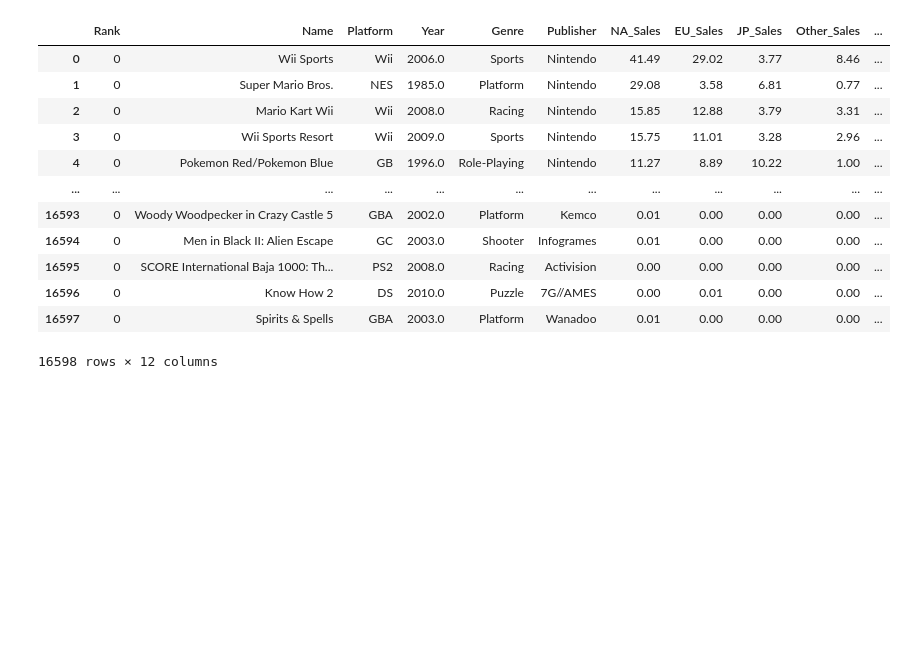
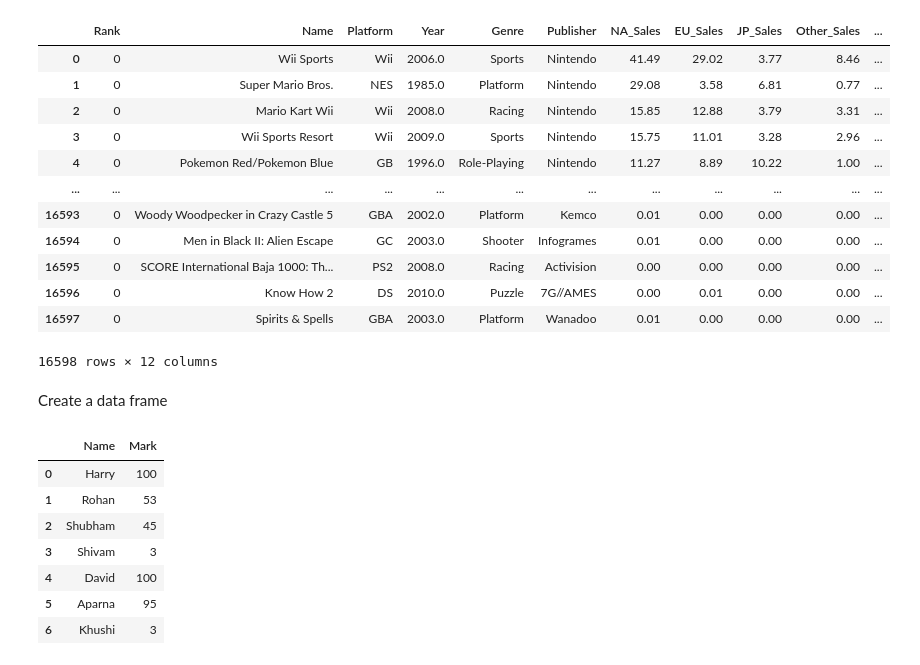
Before and after one commit to pradipbhattacharjya/Python, a Jupyter notebook: mos/introduction pandas.ipynb, the cells around one changed output. Drawn from its saved outputs; the diff is of its cells as text; code cells hidden in the pictures; blank space fills up the shorter version.

Commit message:
Create a data frame

```diff
--- a/mos/introduction pandas.ipynb
+++ b/mos/introduction pandas.ipynb
@@ -215,3 +215,21 @@ df
 16598 rows × 12 columns
 # %%
 df.to_csv("vgsales.csv", index=False)
+# %% [markdown]
+Create a data frame
+# %%
+df1 = pd.DataFrame({
+    "Name": ["Harry", "Rohan", "Shubham","Shivam","David","Aparna","Khushi"],
+    "Mark": [100,53,45,3,100,95,3]
+})
+# %%
+df1
+# %% [output]
+|  | Name | Mark |
+| 0 | Harry | 100 |
+| 1 | Rohan | 53 |
+| 2 | Shubham | 45 |
+| 3 | Shivam | 3 |
+| 4 | David | 100 |
+| 5 | Aparna | 95 |
+| 6 | Khushi | 3 |
```
